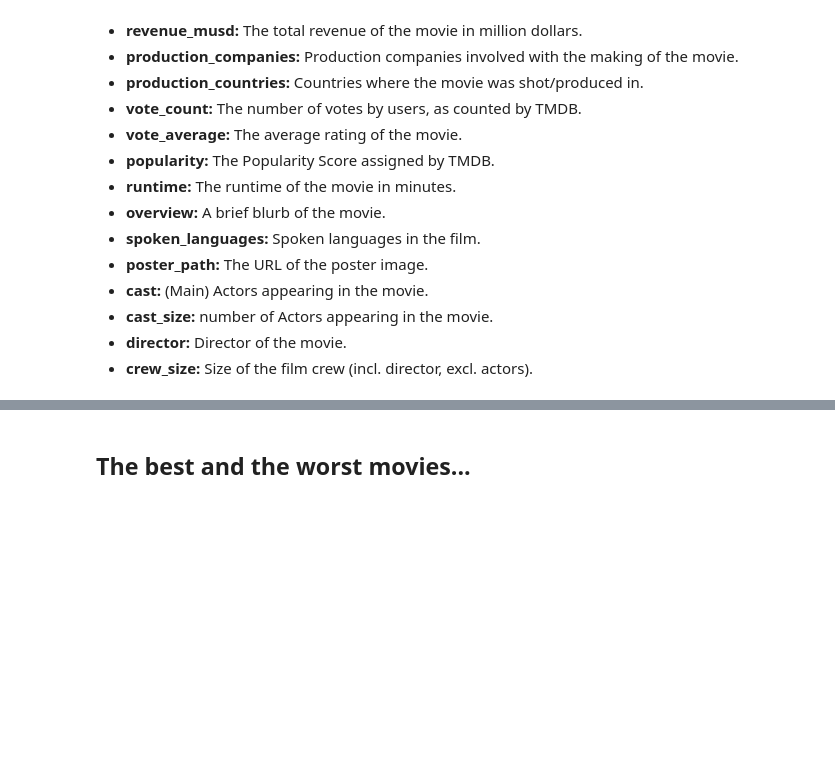
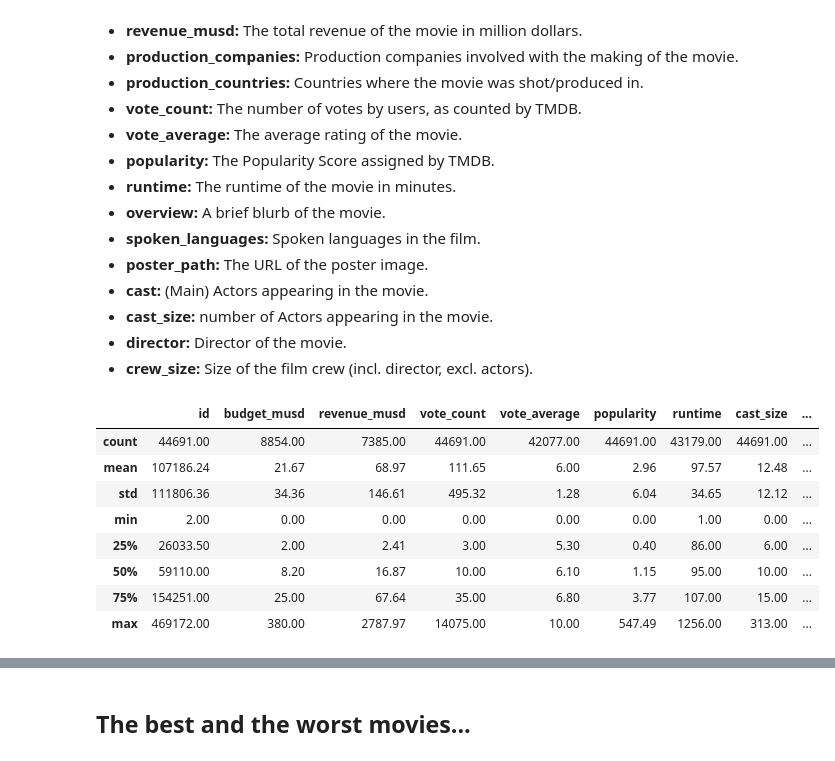
Before and after one commit to Amblessed/Data-Analysis-Projects, a Jupyter notebook: Python Data Science with Pandas - Master 12 Advanced Projects/Project_01_ProjectBrief_blank.ipynb, the cells around one changed output, grey strips where cells are left out. Drawn from its saved outputs; the diff is of its cells as text; code cells hidden in the pictures; blank space fills up the shorter version.

```diff
--- a/Python Data Science with Pandas - Master 12 Advanced Projects/Project_01_ProjectBrief_blank.ipynb
+++ b/Python Data Science with Pandas - Master 12 Advanced Projects/Project_01_ProjectBrief_blank.ipynb
@@ -63,3 +85,16 @@ __Some additional information on Features/Columns__:
 * **cast_size:** number of Actors appearing in the movie.
 * **director:** Director of the movie.
 * **crew_size:** Size of the film crew (incl. director, excl. actors).
+# %%
+# get summary statistics for the dataframe
+movies.describe()
+# %% [output]
+|  | id | budget_musd | revenue_musd | vote_count | vote_average | popularity | runtime | cast_size | ... |
+| count | 44691.00 | 8854.00 | 7385.00 | 44691.00 | 42077.00 | 44691.00 | 43179.00 | 44691.00 | ... |
+| mean | 107186.24 | 21.67 | 68.97 | 111.65 | 6.00 | 2.96 | 97.57 | 12.48 | ... |
+| std | 111806.36 | 34.36 | 146.61 | 495.32 | 1.28 | 6.04 | 34.65 | 12.12 | ... |
+| min | 2.00 | 0.00 | 0.00 | 0.00 | 0.00 | 0.00 | 1.00 | 0.00 | ... |
+| 25% | 26033.50 | 2.00 | 2.41 | 3.00 | 5.30 | 0.40 | 86.00 | 6.00 | ... |
+| 50% | 59110.00 | 8.20 | 16.87 | 10.00 | 6.10 | 1.15 | 95.00 | 10.00 | ... |
+| 75% | 154251.00 | 25.00 | 67.64 | 35.00 | 6.80 | 3.77 | 107.00 | 15.00 | ... |
+| max | 469172.00 | 380.00 | 2787.97 | 14075.00 | 10.00 | 547.49 | 1256.00 | 313.00 | ... |
```
Also changed, not shown: parts of 13 cells of this notebook, 1 other file.
